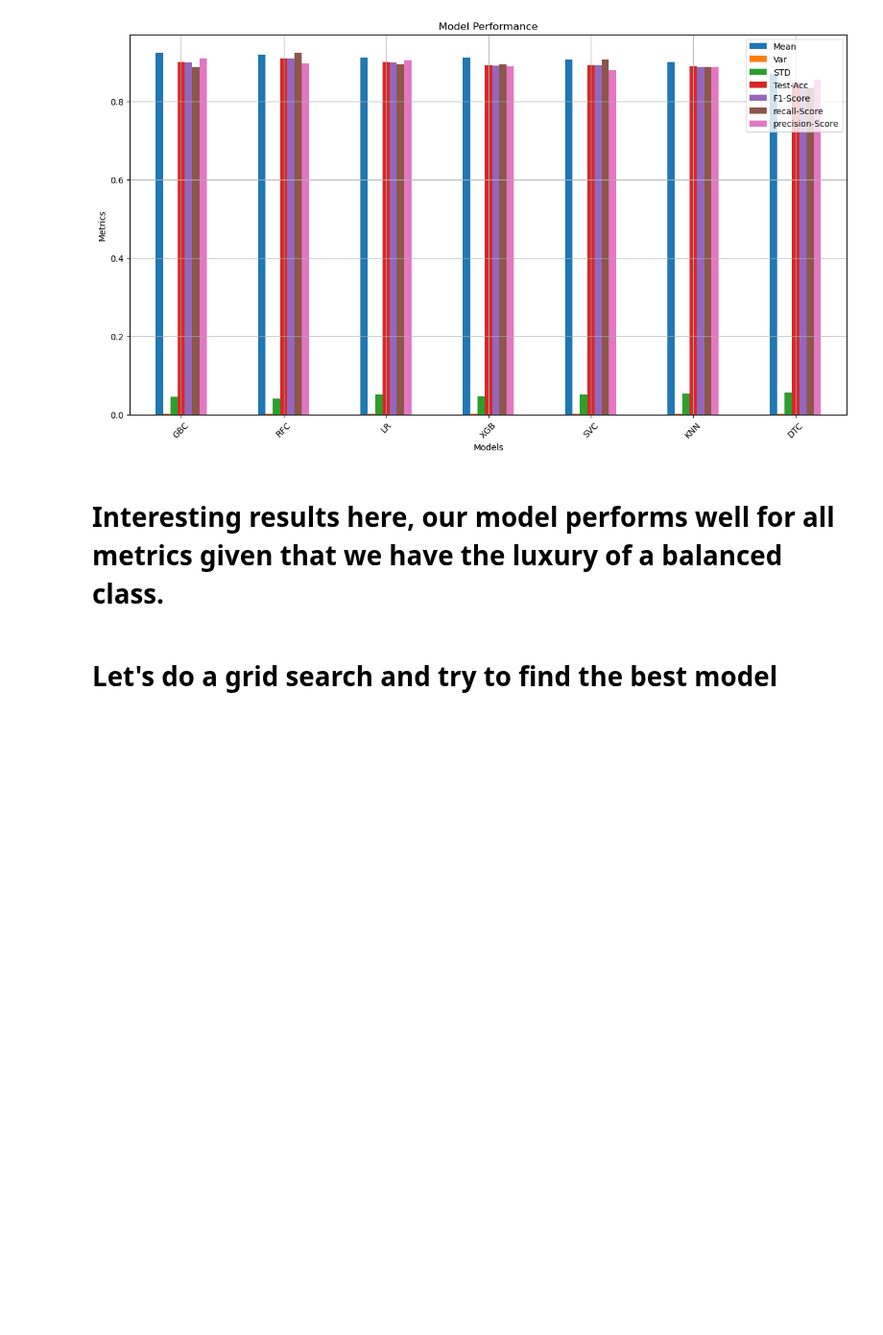
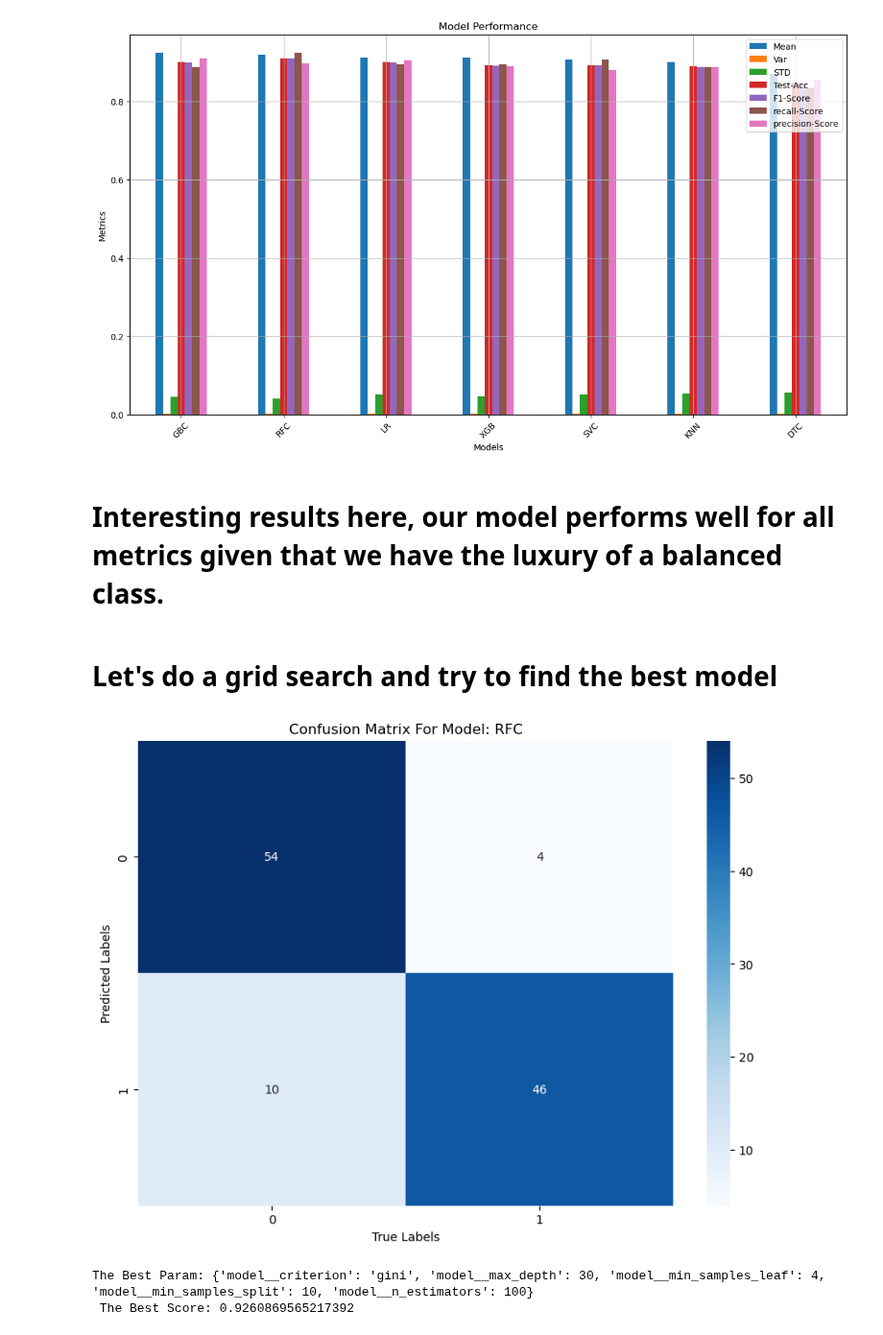
Before and after one commit to MaukanMir/Penguin-Sex-Classifier, a Jupyter notebook: training.ipynb, the cells around one changed output. Shown at 96% size. Drawn from its saved outputs; the diff is of its cells as text; code cells hidden in the pictures; blank space fills up the shorter version.

Commit message:
added new models

```diff
--- a/training.ipynb
+++ b/training.ipynb
@@ -113,7 +113,7 @@ def create_sklearn_pipeline(preprocessor, model):
 
 def grab_selected_models(model_names):
   models = {
-    "LR": LogisticRegression(max_iter=2000),
+    "LR": LogisticRegression(),
     "SVC": SVC(),
     "KNN":KNeighborsClassifier(),
     "DTC": DecisionTreeClassifier(),
@@ -512,35 +512,42 @@ params={
   "SVC": {
     'model__C': [0.1, 1, 10, 100],
     'model__kernel': ['linear', 'poly', 'rbf', 'sigmoid'],
     'model__degree': [2, 3, 4],
     'model__gamma': ['scale', 'auto'],
     'model__coef0': [0.0, 0.5, 1.0]
   },
 
-  "LR":{
-    'model__C': [0.001, 0.01, 0.1, 1, 10, 100],
-    'model__penalty': ['l1', 'l2', 'elasticnet'],
-    'model__solver': ['liblinear', 'saga']
-},
+  "LR": [
+        {'model__C': [0.001, 0.01, 0.1, 1, 10, 100],
+         'model__penalty': ['l2', 'none'],
+         'model__solver': ['lbfgs', 'newton-cg']},
+        {'model__C': [0.001, 0.01, 0.1, 1, 10, 100],
+         'model__penalty': ['l1', 'l2'],
+         'model__solver': ['liblinear']}
+    ],
 
   "KNN":{
     'model__n_neighbors': [3, 5, 7, 10, 15],
     'model__weights': ['uniform', 'distance'],
     'model__algorithm': ['auto', 'ball_tree', 'kd_tree', 'brute'],
     'model__p': [1, 2]
   },
 
   "GBC":{
     'model__n_estimators': [100, 200, 300],
     'model__learning_rate': [0.01, 0.1, 0.2],
     'model__max_depth': [3, 5, 8],
     'model__min_samples_split': [2, 5, 10],
     'model__min_samples_leaf': [1, 2, 4],
     'model__max_features': ['sqrt', 'log2', None]
   }
 }
 
 model_names = ["RFC", "GBC", "XGB", "SVC", "LR", "KNN"]
 models = grab_selected_models(model_names)
 
 grid_search(preprocessor, models, model_names, acc_metric, params, X, y_encoded)
+# %% [output]
+[figure, added]
+The Best Param: {'model__criterion': 'gini', 'model__max_depth': 30, 'model__min_samples_leaf': 4, 'model__min_samples_split': 10, 'model__n_estimators': 100}
+ The Best Score: 0.9260869565217392
```
